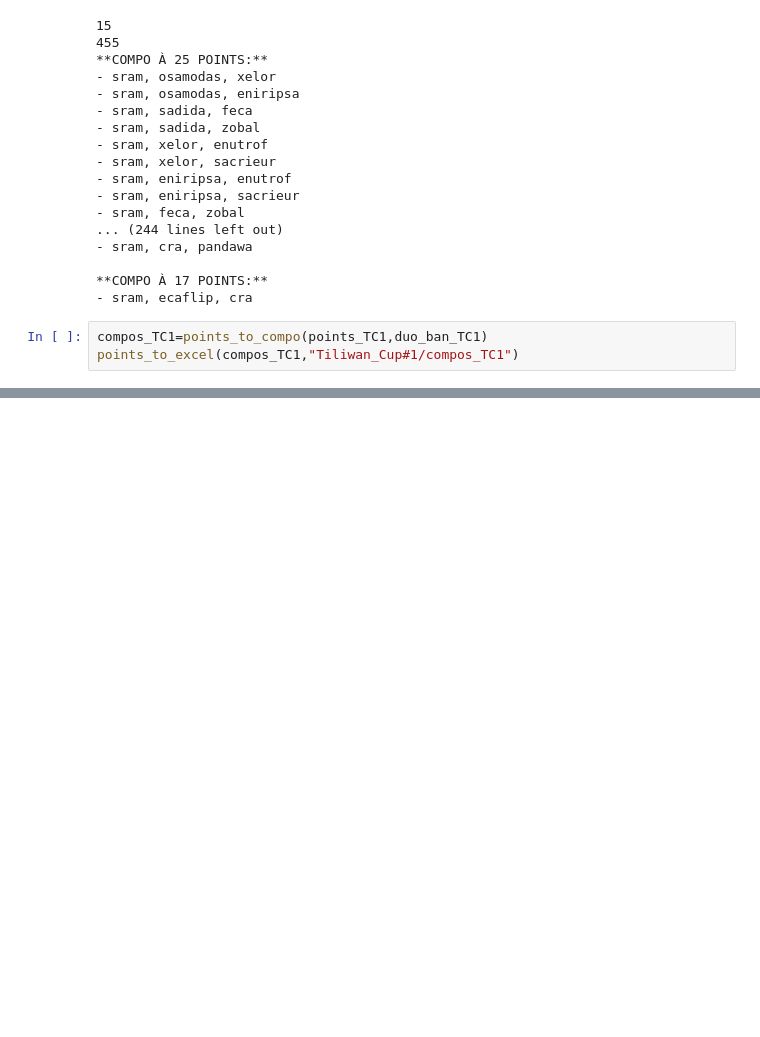
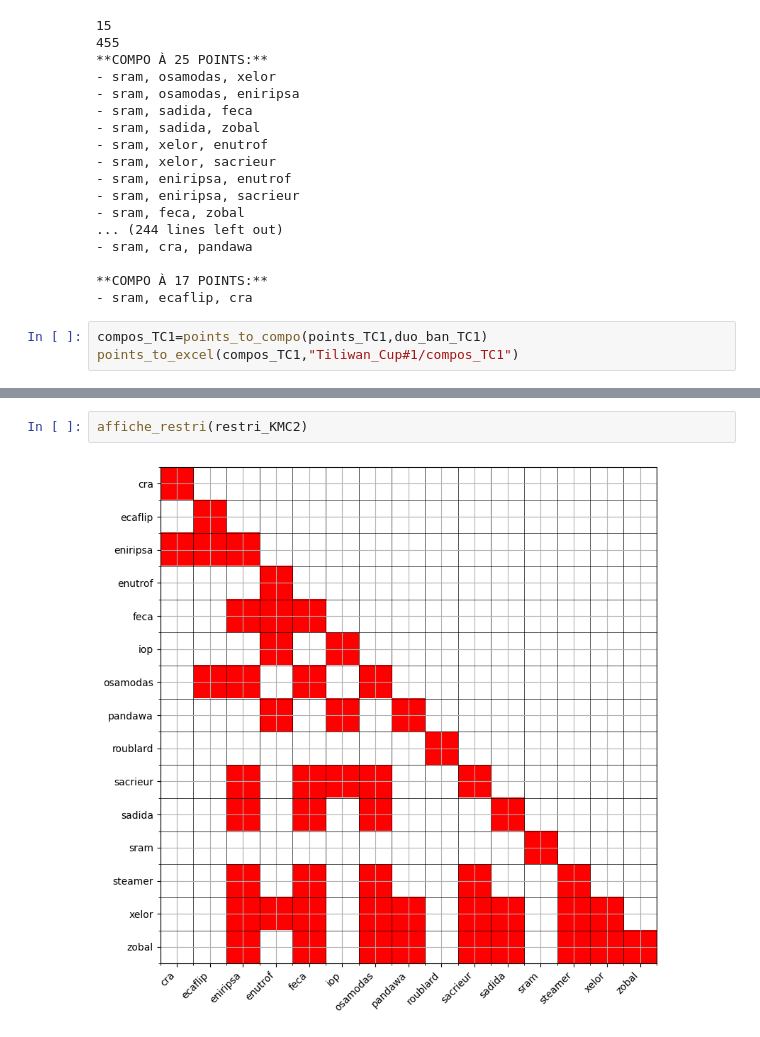
Before and after one commit to Warp-dt/Tournaments-stats, a Jupyter notebook: restri_points.ipynb, the cells around one changed output, grey strips where cells are left out. Cells and saved outputs as stored; diff of their text form; blank space fills up the shorter version.

```diff
--- a/restri_points.ipynb
+++ b/restri_points.ipynb
@@ -1600,0 +1701,4 @@ points_to_excel(compos_TC1,"Tiliwan_Cup#1/compos_TC1")
+# %%
+affiche_restri(restri_KMC2)
+# %% [output]
+[figure, added]
```
Also changed, not shown: parts of 4 cells of this notebook, 12 other files.
